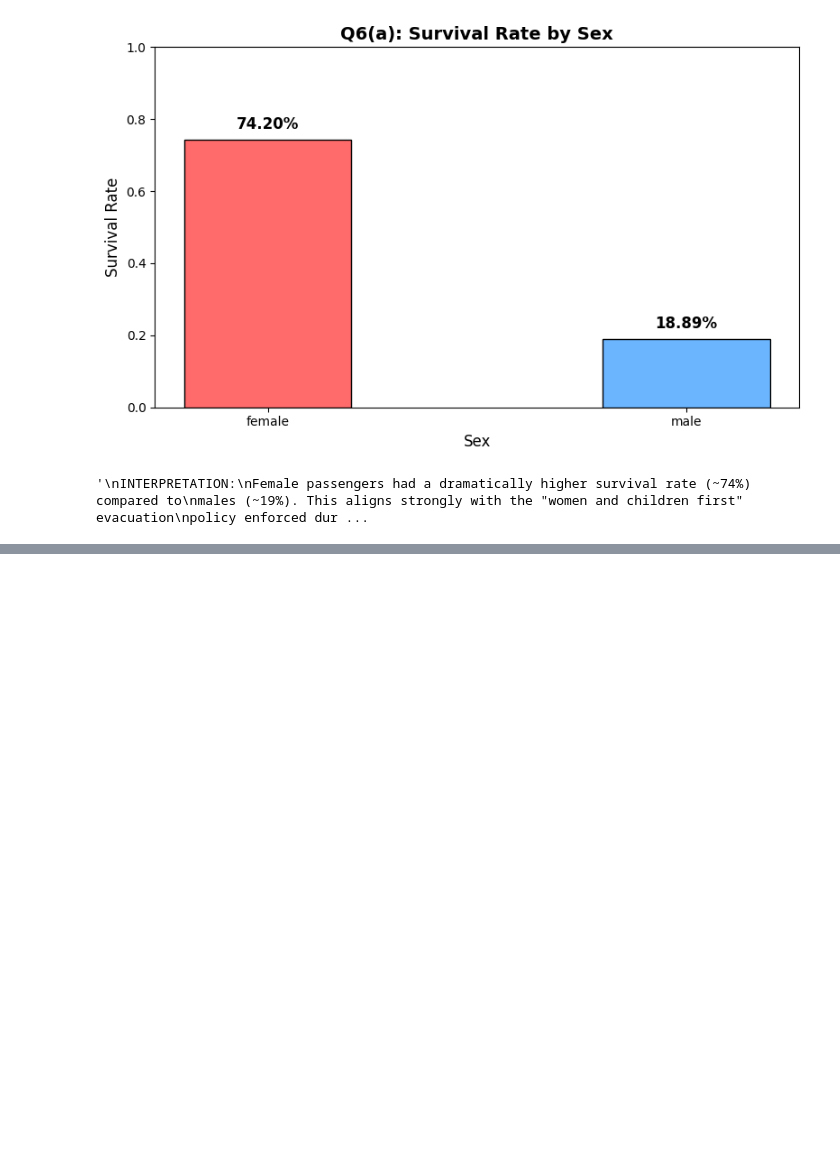
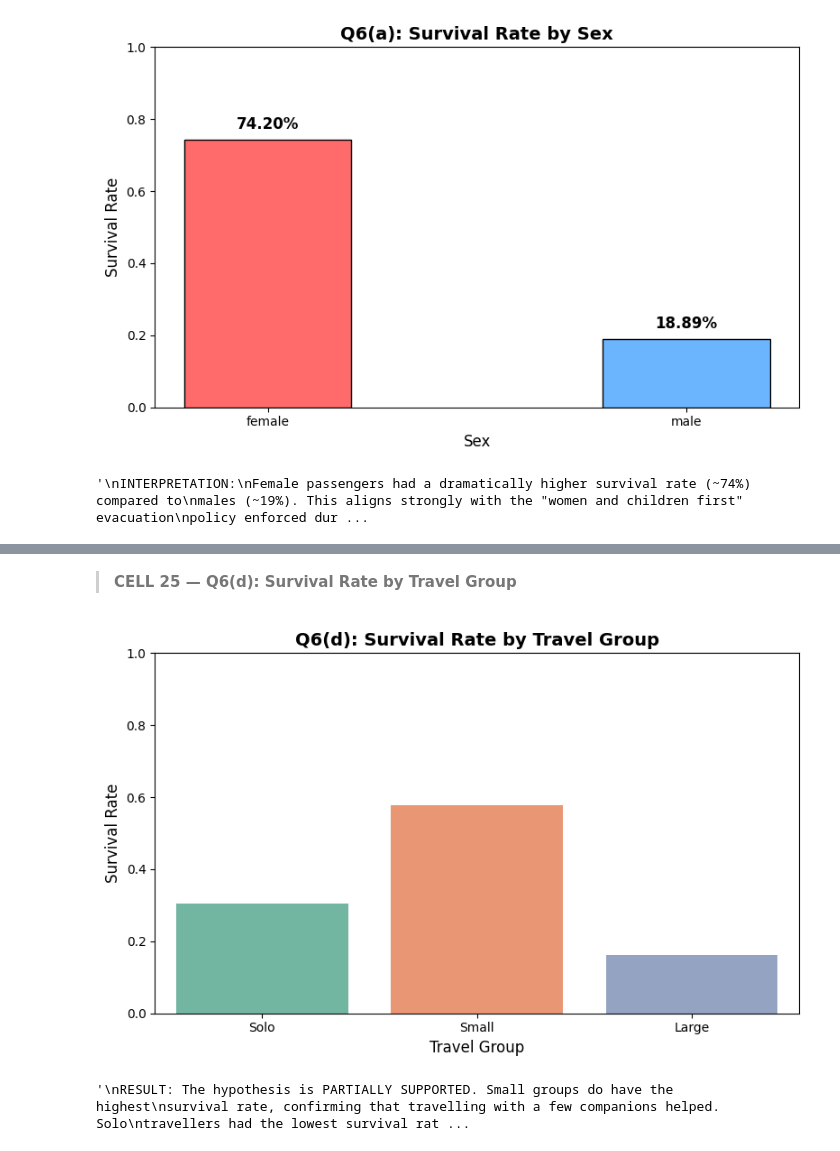
Before and after one commit to MuhammadAhmad1078/Titanic-Dataset-Exploratory-Analysis, a Jupyter notebook: 22F-8814-A2-Dataviz.ipynb, the cells around one changed output, grey strips where cells are left out. Saved outputs shown, nothing was run; the diff lists cells and outputs as text; code cells hidden in the pictures; blank space fills up the shorter version.

```diff
--- a/22F-8814-A2-Dataviz.ipynb
+++ b/22F-8814-A2-Dataviz.ipynb
@@ -653,0 +727,37 @@ points — underscores just how strictly the policy was applied.
+# %% [markdown]
+> **CELL 25 — Q6(d): Survival Rate by Travel Group**
+# %%
+"""
+HYPOTHESIS (written before plotting):
+I hypothesise that 'Small' family groups (2–4 members) will have the highest
+survival rate, as families travelling together likely looked out for each other
+and had slightly higher motivation to reach lifeboats. 'Large' groups may have
+struggled due to coordination difficulties.
+"""
+
+survival_travel = df.groupby('travel_group')['survived'].mean().reindex(['Solo', 'Small', 'Large']).reset_index()
+
+fig, ax = plt.subplots(figsize=(8, 5))
+
+sns.barplot(data=survival_travel, x='travel_group', y='survived',
+            order=['Solo', 'Small', 'Large'], palette='Set2', ax=ax, errorbar=None)
+
+ax.set_title('Q6(d): Survival Rate by Travel Group', fontsize=14, fontweight='bold')
+ax.set_xlabel('Travel Group', fontsize=12)
+ax.set_ylabel('Survival Rate', fontsize=12)
+ax.set_ylim(0, 1)
+
+plt.tight_layout()
+plt.show()
+
+"""
+RESULT: The hypothesis is PARTIALLY SUPPORTED. Small groups do have the highest
+survival rate, confirming that travelling with a few companions helped. Solo
+travellers had the lowest survival rate, possibly because many were single males
+(the lowest-priority group). Large families had intermediate survival — they
+helped each other, but coordination challenges and the dominant 3rd-class
+composition of large families reduced their overall rate.
+"""
+# %% [output]
+[figure, added]
+'\nRESULT: The hypothesis is PARTIALLY SUPPORTED. Small groups do have the highest\nsurvival rate, confirming that travelling with a few companions helped. Solo\ntravellers had the lowest survival rat ...
```
Also changed, not shown: parts of 16 cells of this notebook.
